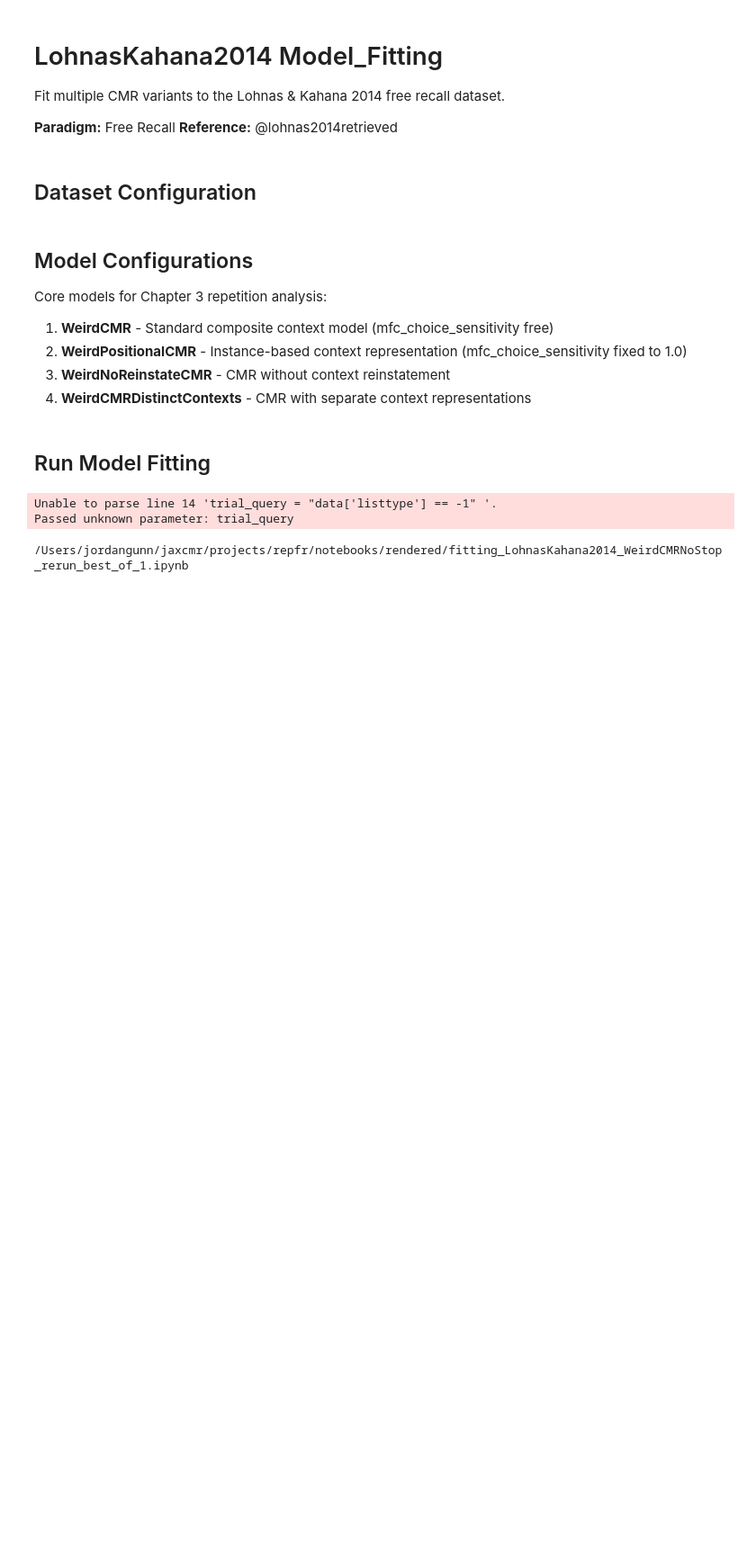
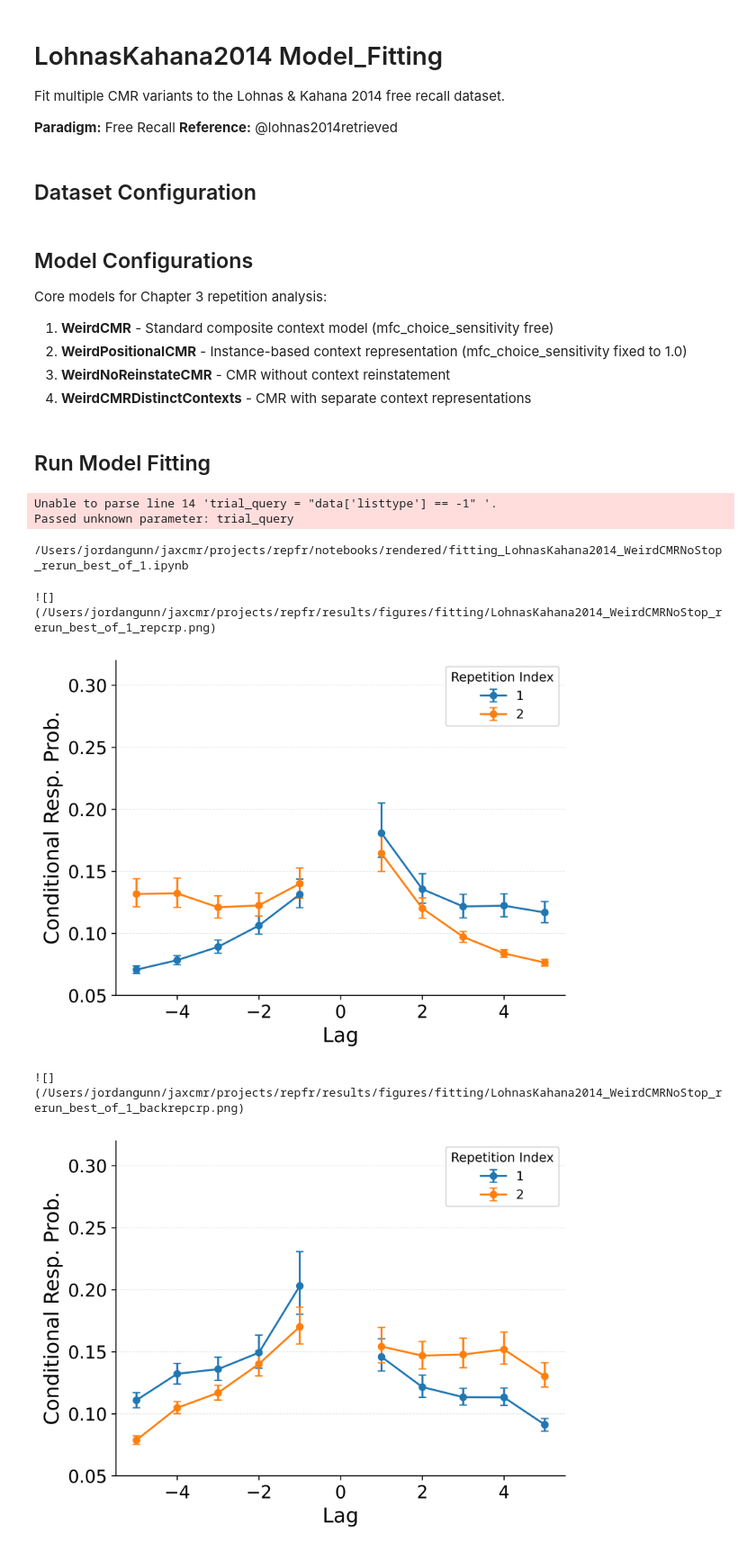
Before and after one commit to githubpsyche/jaxcmr, a Jupyter notebook: projects/repfr/notebooks/render_fitting_LohnasKahana2014.ipynb, the cells around one changed output. Shown at 90% size. Cells and saved outputs as stored; diff of their text form; code cells hidden in the pictures; blank space fills up the shorter version.

```diff
--- a/projects/repfr/notebooks/render_fitting_LohnasKahana2014.ipynb
+++ b/projects/repfr/notebooks/render_fitting_LohnasKahana2014.ipynb
@@ -16,9 +16,9 @@ Fit multiple CMR variants to the Lohnas & Kahana 2014 free recall dataset.
 ## Dataset Configuration
 # %%
 base_params = {
-    "redo_fits": True,
-    "redo_sims": True,
-    "redo_figures": True,
+    "redo_fits": False,
+    "redo_sims": False,
+    "redo_figures": False,
     "handle_elis": False,
     "filter_repeated_recalls": False,
     "base_run_tag": "rerun",
@@ -56,8 +56,8 @@ base_params = {
         {"target": "jaxcmr.analyses.rpl.plot_full_rpl", "figure_suffix": "full_rpl"},
     ],
     "single_analysis_configs": [
-        {"target": "jaxcmr.analyses.repcrp.plot_rep_crp", "figure_suffix": "repcrp"},
-        {"target": "jaxcmr.analyses.backrepcrp.plot_back_rep_crp", "figure_suffix": "backrepcrp"},
+        {"target": "jaxcmr.analyses.repcrp.plot_rep_crp", "figure_suffix": "repcrp", "contrast_name": "Repetition Index", "ylim": [.05, .32]},
+        {"target": "jaxcmr.analyses.backrepcrp.plot_back_rep_crp", "figure_suffix": "backrepcrp", "contrast_name": "Repetition Index", "ylim": [.05, .32]},
     ],
 }
 # %% [markdown]
@@ -72,9 +72,9 @@ Core models for Chapter 3 repetition analysis:
 varied_parameters = [
     # Baseline CMR
     {
-        "redo_fits": True,
-        "redo_sims": True,
-        "redo_figures": True,
+        "redo_fits": False,
+        "redo_sims": False,
+        "redo_figures": False,
         "model_name": "WeirdCMRNoStop",
         "make_factory_path": "jaxcmr.models.cmr.make_factory",
         "parameters": {
@@ -121,32 +121,36 @@ for partial_params in varied_parameters:
     print(output_path)
 
     pm.execute_notebook(
-        f"{find_project_root()}/templates/fitting.ipynb",
+        f"{find_project_root()}/projects/repfr/notebooks/templates/repetition_fitting.ipynb",
         output_path,
         parameters=params,
         progress_bar=True,
     )
 
     for analysis_cfg in params["single_analysis_configs"]:
         figure_str = (
             f"{data_tag}_{model_name}_{fit_tag}_{analysis_cfg['figure_suffix']}.png"
         )
         figure_path = os.path.join(
             f"{find_project_root()}/projects/repfr/results/figures/fitting/{figure_str}"
         )
         print(f"![]({figure_path})")
         display(Image(filename=figure_path, width=600))
 
     for analysis_cfg in params["comparison_analysis_configs"]:
         figure_str = (
             f"{data_tag}_{model_name}_{fit_tag}_{analysis_cfg['figure_suffix']}.png"
         )
         figure_path = os.path.join(
             f"{find_project_root()}/projects/repfr/results/figures/fitting/{figure_str}"
         )
         print(f"![]({figure_path})")
         display(Image(filename=figure_path, width=600))
 # %% [output]
 Unable to parse line 14 'trial_query = "data['listtype'] == -1" '.
 Passed unknown parameter: trial_query
 /Users/jordangunn/jaxcmr/projects/repfr/notebooks/rendered/fitting_LohnasKahana2014_WeirdCMRNoStop_rerun_best_of_1.ipynb
+![](/Users/jordangunn/jaxcmr/projects/repfr/results/figures/fitting/LohnasKahana2014_WeirdCMRNoStop_rerun_best_of_1_repcrp.png)
+[figure, added]
+![](/Users/jordangunn/jaxcmr/projects/repfr/results/figures/fitting/LohnasKahana2014_WeirdCMRNoStop_rerun_best_of_1_backrepcrp.png)
+[figure, added]
```
Also changed, not shown: parts of 1 cell of this notebook, 15 other files.
